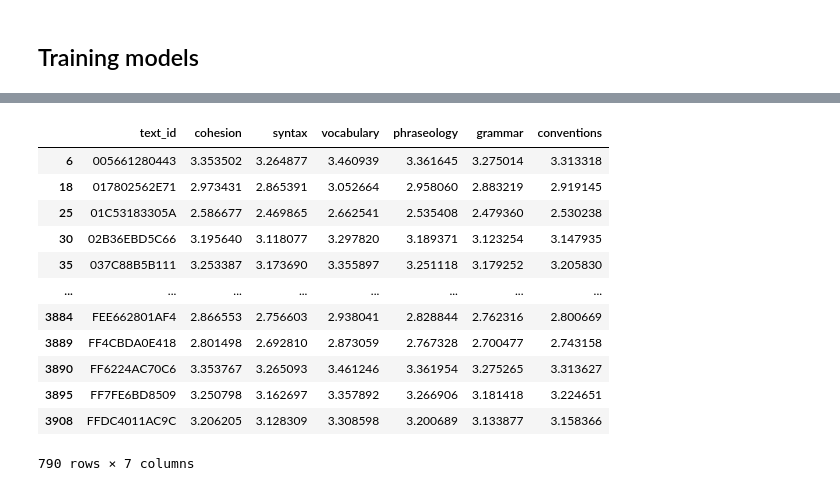
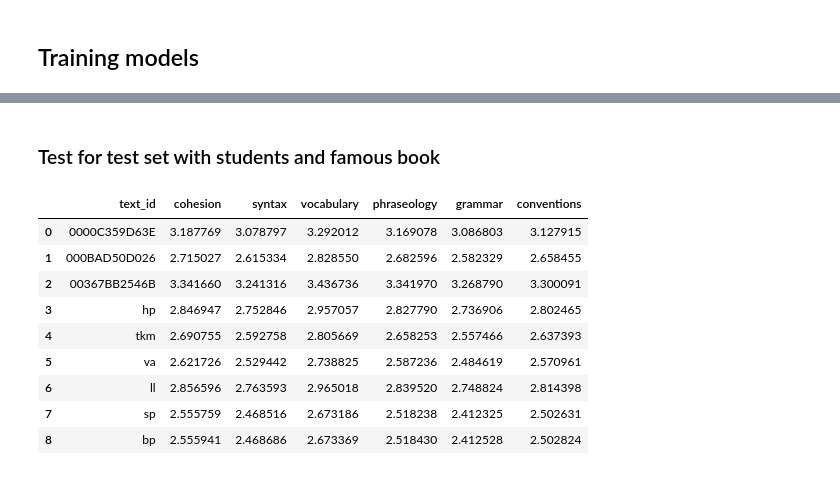
Before and after one commit to hs1063/580_final, a Jupyter notebook: regression with tfidf.ipynb, the cells around one changed output, grey strips where cells are left out. Drawn from its saved outputs; the diff is of its cells as text; code cells hidden in the pictures.

Commit message:
update tfidf and output

```diff
--- a/regression with tfidf.ipynb
+++ b/regression with tfidf.ipynb
@@ -95,10 +93,12 @@ use_k_fold = True
 target_columns = ["cohesion", "syntax", "vocabulary", "phraseology", "grammar", "conventions"]
 # %%
 train["text"] = train["full_text"].apply(lambda sentence: " ". join(nltk.word_tokenize(sentence.lower())))
-test["text"] = test["full_text"].apply(lambda sentence: " ". join(nltk.word_tokenize(sentence.lower())))
+#test["text"] = test["full_text"].apply(lambda sentence: " ". join(nltk.word_tokenize(sentence.lower())))
+test_extend["text"] = test_extend["full_text"].apply(lambda sentence: " ". join(nltk.word_tokenize(sentence.lower())))
 vectorizor = keras.layers.TextVectorization(
     max_tokens=vocabulary_size,
     output_mode="tf-idf",
     ngrams=2
 )
-vectorizor.adapt(list(train["text"]) + list(test["text"]))
+#vectorizor.adapt(list(train["text"]) + list(test["text"]))
+vectorizor.adapt(list(train["text"]) + list(test_extend["text"]))
@@ -229,16 +219,0 @@ test
-# %%
-output
-# %% [output]
-|  | text_id | cohesion | syntax | vocabulary | phraseology | grammar | conventions |
-| 6 | 005661280443 | 3.353502 | 3.264877 | 3.460939 | 3.361645 | 3.275014 | 3.313318 |
-| 18 | 017802562E71 | 2.973431 | 2.865391 | 3.052664 | 2.958060 | 2.883219 | 2.919145 |
-| 25 | 01C53183305A | 2.586677 | 2.469865 | 2.662541 | 2.535408 | 2.479360 | 2.530238 |
-| 30 | 02B36EBD5C66 | 3.195640 | 3.118077 | 3.297820 | 3.189371 | 3.123254 | 3.147935 |
-| 35 | 037C88B5B111 | 3.253387 | 3.173690 | 3.355897 | 3.251118 | 3.179252 | 3.205830 |
-| ... | ... | ... | ... | ... | ... | ... | ... |
-| 3884 | FEE662801AF4 | 2.866553 | 2.756603 | 2.938041 | 2.828844 | 2.762316 | 2.800669 |
-| 3889 | FF4CBDA0E418 | 2.801498 | 2.692810 | 2.873059 | 2.767328 | 2.700477 | 2.743158 |
-| 3890 | FF6224AC70C6 | 3.353767 | 3.265093 | 3.461246 | 3.361954 | 3.275265 | 3.313627 |
-| 3895 | FF7FE6BD8509 | 3.250798 | 3.162697 | 3.357892 | 3.266906 | 3.181418 | 3.224651 |
-| 3908 | FFDC4011AC9C | 3.206205 | 3.128309 | 3.308598 | 3.200689 | 3.133877 | 3.158366 |
-790 rows × 7 columns
@@ -244,0 +224,29 @@ output
+# %% [markdown]
+### Test for test set with students and famous book
+# %%
+pred1 = []
+for model in models:
+    pred1.append(model.predict(test_extend["text"]))
+predict = np.mean(pred1, axis=0)
+output_test = pd.DataFrame({
+    "text_id": test_extend["text_id"]
+})
+for i in range(len(target_columns)):
+    columns = target_columns[i]
+    #print(column)
+    output_test[columns] = predict[:,i]
+predict = np.mean(pred1, axis=0)
+output_test.to_csv("output_test.csv", index=False)
+# %%
+output_test
+# %% [output]
+|  | text_id | cohesion | syntax | vocabulary | phraseology | grammar | conventions |
+| 0 | 0000C359D63E | 3.187769 | 3.078797 | 3.292012 | 3.169078 | 3.086803 | 3.127915 |
+| 1 | 000BAD50D026 | 2.715027 | 2.615334 | 2.828550 | 2.682596 | 2.582329 | 2.658455 |
+| 2 | 00367BB2546B | 3.341660 | 3.241316 | 3.436736 | 3.341970 | 3.268790 | 3.300091 |
+| 3 | hp | 2.846947 | 2.752846 | 2.957057 | 2.827790 | 2.736906 | 2.802465 |
+| 4 | tkm | 2.690755 | 2.592758 | 2.805669 | 2.658253 | 2.557466 | 2.637393 |
+| 5 | va | 2.621726 | 2.529442 | 2.738825 | 2.587236 | 2.484619 | 2.570961 |
+| 6 | ll | 2.856596 | 2.763593 | 2.965018 | 2.839520 | 2.748824 | 2.814398 |
+| 7 | sp | 2.555759 | 2.468516 | 2.673186 | 2.518238 | 2.412325 | 2.502631 |
+| 8 | bp | 2.555941 | 2.468686 | 2.673369 | 2.518430 | 2.412528 | 2.502824 |
```
Also changed, not shown: parts of 18 cells of this notebook, 2 other files.
